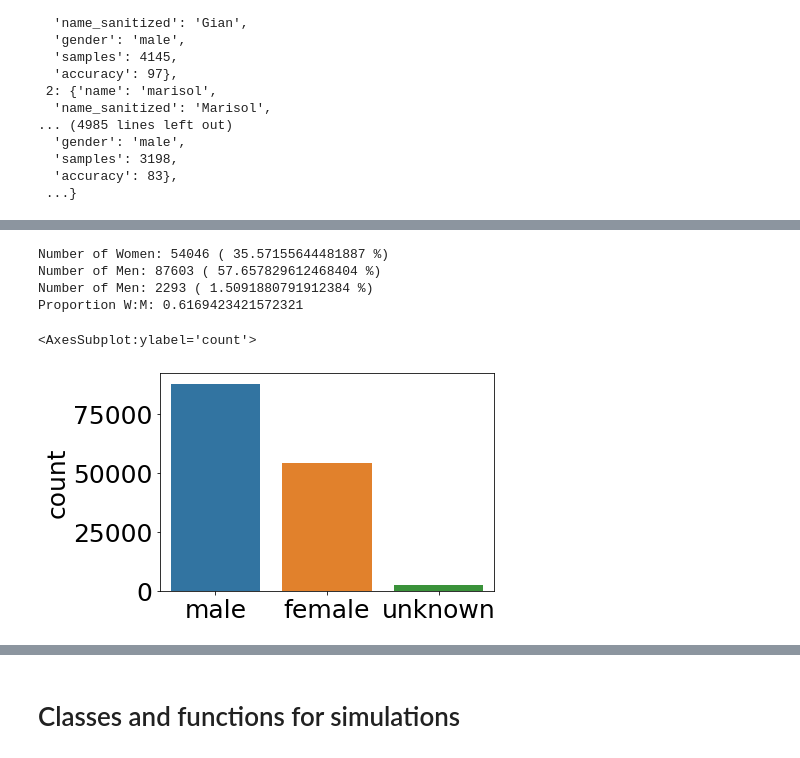
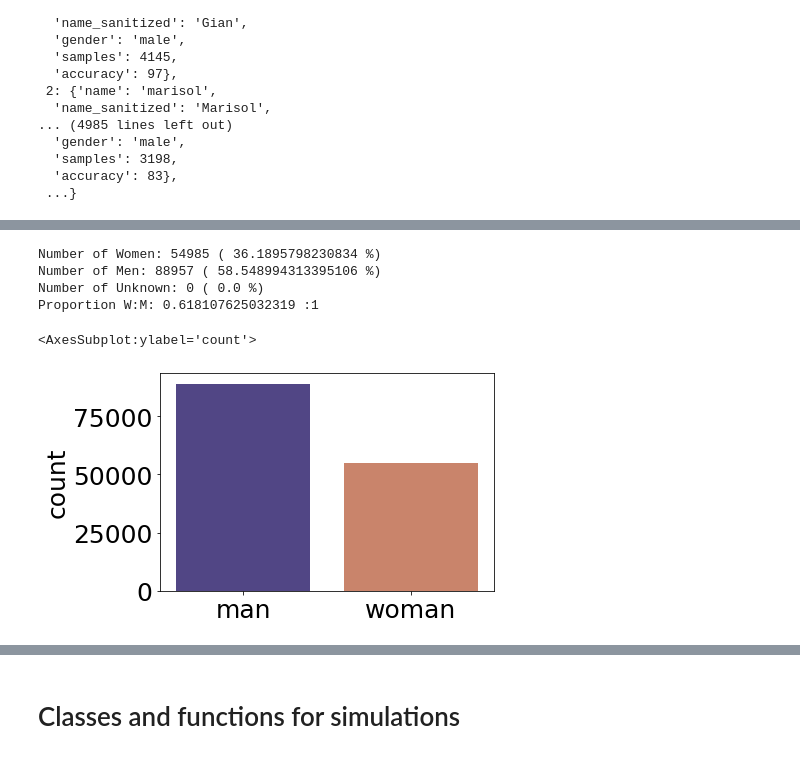
Before and after one commit to jastiso/modeling_citations, a Jupyter notebook: scripts/eda.ipynb, the cells around one changed output, grey strips where cells are left out. Drawn from its saved outputs; the diff is of its cells as text; code cells hidden in the pictures.

Commit message:
tested gender bias for intializing networks, and switched from sex to gender based labels

```diff
--- a/scripts/eda.ipynb
+++ b/scripts/eda.ipynb
@@ -208,3 +208,11 @@ node_2_gender
   'samples': 3198,
   'accuracy': 83},
  ...}
+# %%
+# change from sex label to gender labels
+for k in node_2_gender.keys():
+    if node_2_gender[k]['gender'] == 'female':
+        node_2_gender[k]['gender'] = 'woman'
+    elif node_2_gender[k]['gender'] == 'male':
+        node_2_gender[k]['gender'] = 'man'
+node_2_gender
@@ -211,17 +254,29 @@ node_2_gender
+# %%
+# randomly assign gender to unknown people
+
+m_thr = 0.58 # the percentage that are male
+
+for auth in node_2_gender.keys():
+    if node_2_gender[auth]['gender'] == 'unknown':
+        n = np.random.uniform()
+        if n < m_thr:
+            node_2_gender[auth]['gender'] = 'man'
+        else:
+            node_2_gender[auth]['gender'] = 'woman'
 # %%
 # Visualize number of female, male, and unknown names
 gen = [x['gender'] for x in node_2_gender.values()]
 
-print("Number of Women:", sum([x == 'female' for x in gen]), '(', sum([x == 'female' for x in gen])/len(gen)*100, '%)')
-print("Number of Men:", sum([x == 'male' for x in gen]), '(', sum([x == 'male' for x in gen])/len(gen)*100, '%)')
+print("Number of Women:", sum([x == 'woman' for x in gen]), '(', sum([x == 'woman' for x in gen])/len(gen)*100, '%)')
+print("Number of Men:", sum([x == 'man' for x in gen]), '(', sum([x == 'man' for x in gen])/len(gen)*100, '%)')
 print("Number of Unknown:", sum([x == 'unknown' for x in gen]), '(', sum([x == 'unknown' for x in gen])/len(gen)*100, '%)')
-print("Proportion W:M:", sum([x == 'female' for x in gen])/sum([x == 'male' for x in gen]), ":1")
+print("Proportion W:M:", sum([x == 'woman' for x in gen])/sum([x == 'man' for x in gen]), ":1")
 
-sns.countplot(gen, palette = ['#4a3b90', '#d97d5b', 'grey'])
+sns.countplot(gen, palette = ['#4a3b90', '#d97d5b'])
 # %% [output]
-Number of Women: 54046 ( 35.57155644481887 %)
-Number of Men: 87603 ( 57.657829612468404 %)
-Number of Men: 2293 ( 1.5091880791912384 %)
-Proportion W:M: 0.6169423421572321
+Number of Women: 54985 ( 36.1895798230834 %)
+Number of Men: 88957 ( 58.548994313395106 %)
+Number of Unknown: 0 ( 0.0 %)
+Proportion W:M: 0.618107625032319 :1
 <AxesSubplot:ylabel='count'>
-[figure, old version]
+[figure, new version]
```
Also changed, not shown: parts of 7 cells of this notebook.
